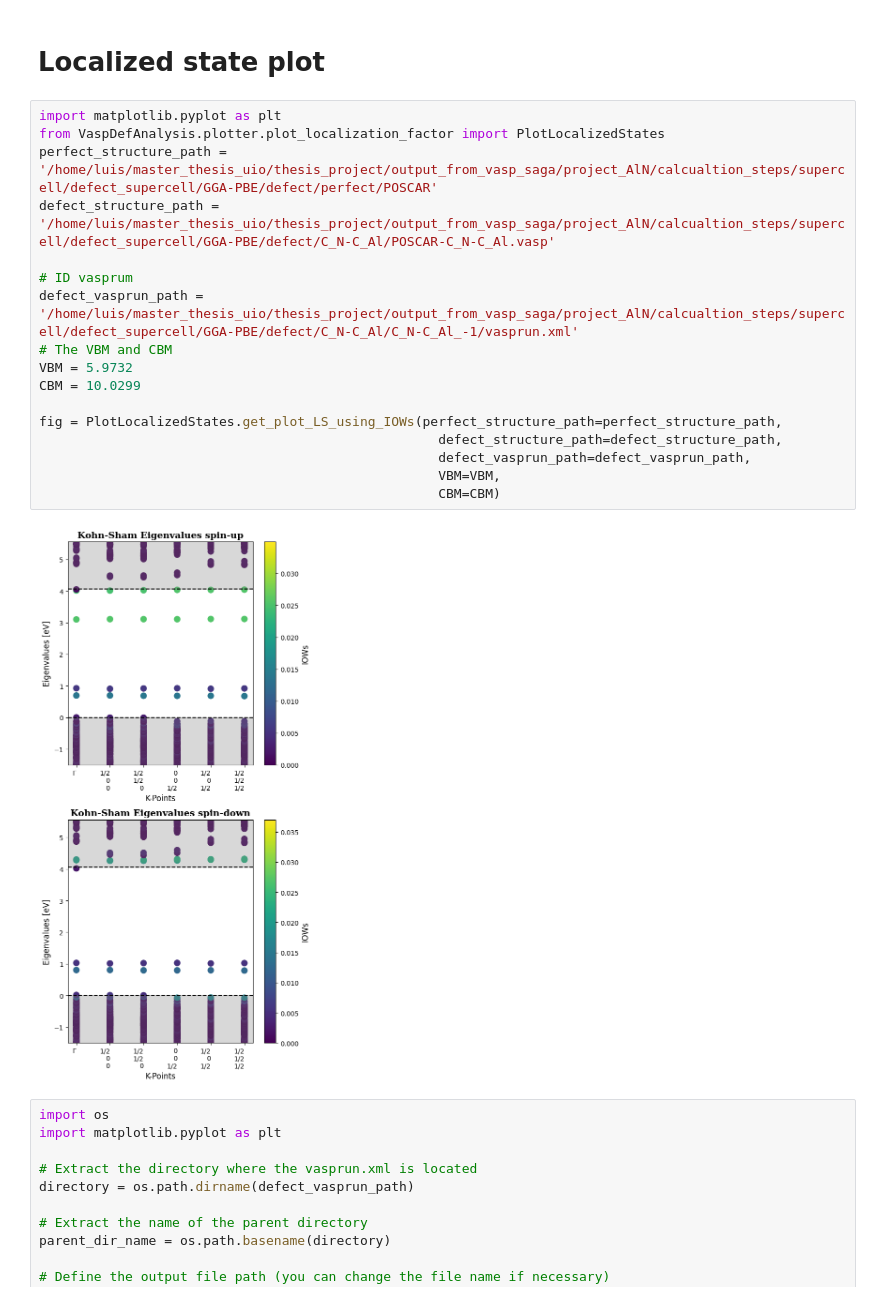
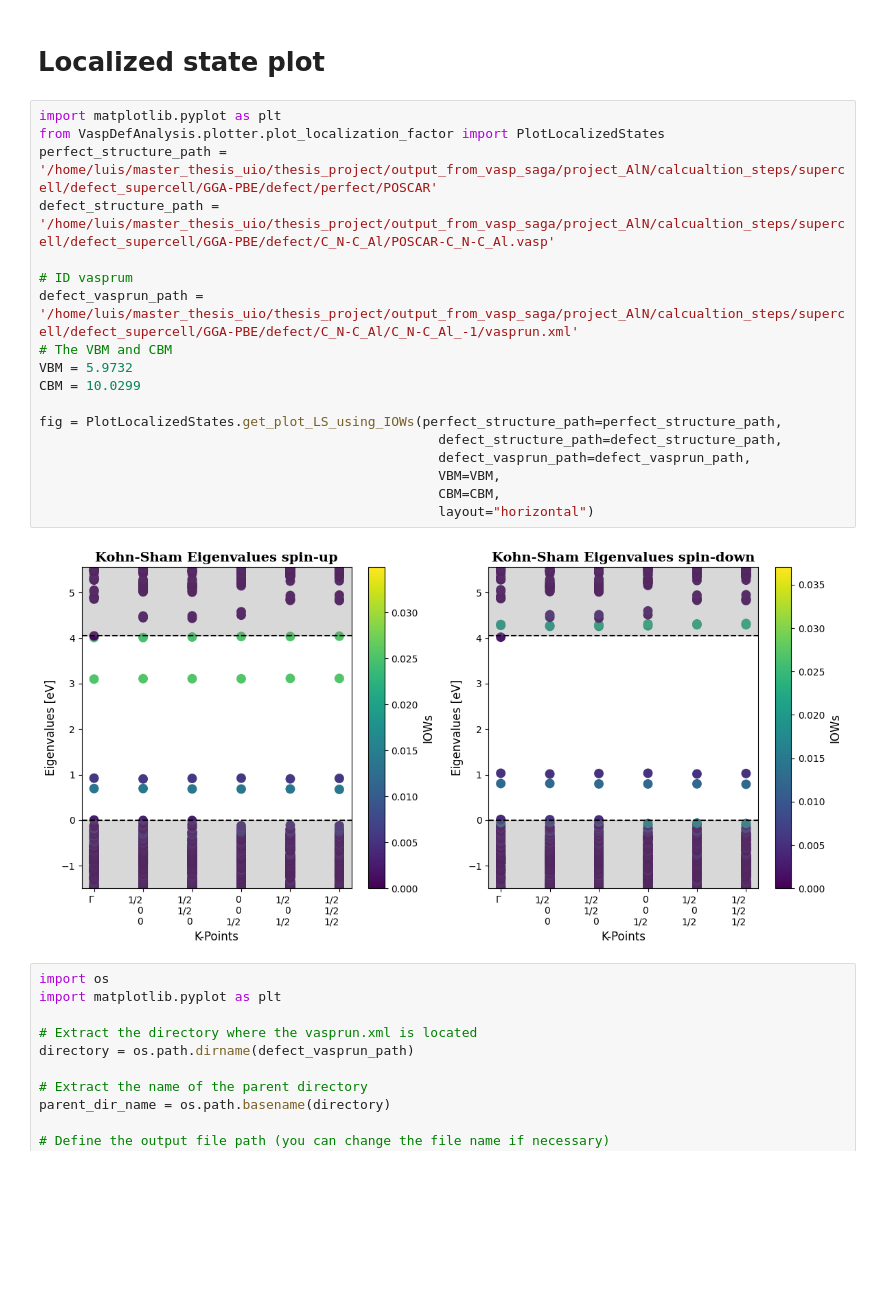
Before and after one commit to Luisrj14/VaspDefAnalysis, a Jupyter notebook: notebook/plot_localized_state.ipynb, the cells around one changed output. Drawn from its saved outputs; the diff is of its cells as text; blank space fills up the shorter version.

```diff
--- a/notebook/plot_localized_state.ipynb
+++ b/notebook/plot_localized_state.ipynb
@@ -3,22 +3,23 @@
 # %%
 import matplotlib.pyplot as plt
 from VaspDefAnalysis.plotter.plot_localization_factor import PlotLocalizedStates
 perfect_structure_path =  '/home/luis/master_thesis_uio/thesis_project/output_from_vasp_saga/project_AlN/calcualtion_steps/supercell/defect_supercell/GGA-PBE/defect/perfect/POSCAR'
 defect_structure_path = '/home/luis/master_thesis_uio/thesis_project/output_from_vasp_saga/project_AlN/calcualtion_steps/supercell/defect_supercell/GGA-PBE/defect/C_N-C_Al/POSCAR-C_N-C_Al.vasp'
 
 # ID vasprum
 defect_vasprun_path = '/home/luis/master_thesis_uio/thesis_project/output_from_vasp_saga/project_AlN/calcualtion_steps/supercell/defect_supercell/GGA-PBE/defect/C_N-C_Al/C_N-C_Al_-1/vasprun.xml'
 # The VBM and CBM
 VBM = 5.9732
 CBM = 10.0299
 
 fig = PlotLocalizedStates.get_plot_LS_using_IOWs(perfect_structure_path=perfect_structure_path,
                                                    defect_structure_path=defect_structure_path,
                                                    defect_vasprun_path=defect_vasprun_path,
                                                    VBM=VBM,
-                                                   CBM=CBM)
+                                                   CBM=CBM,
+                                                   layout="horizontal")
 # %% [output]
-[figure, old version]
+[figure, new version]
 # %%
 import os
 import matplotlib.pyplot as plt
```
